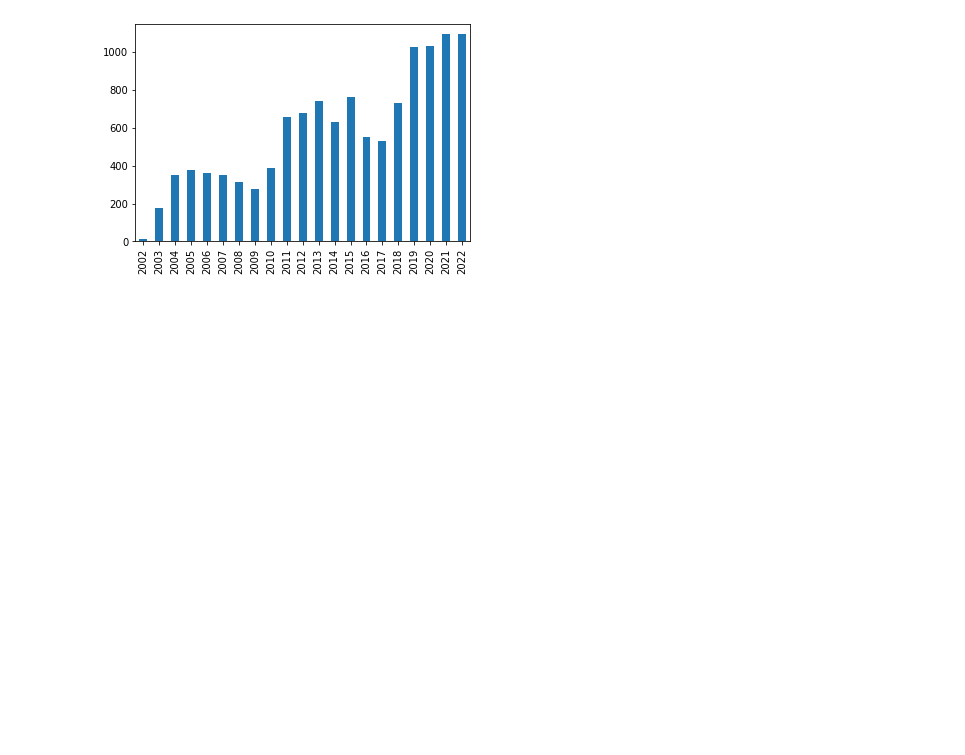
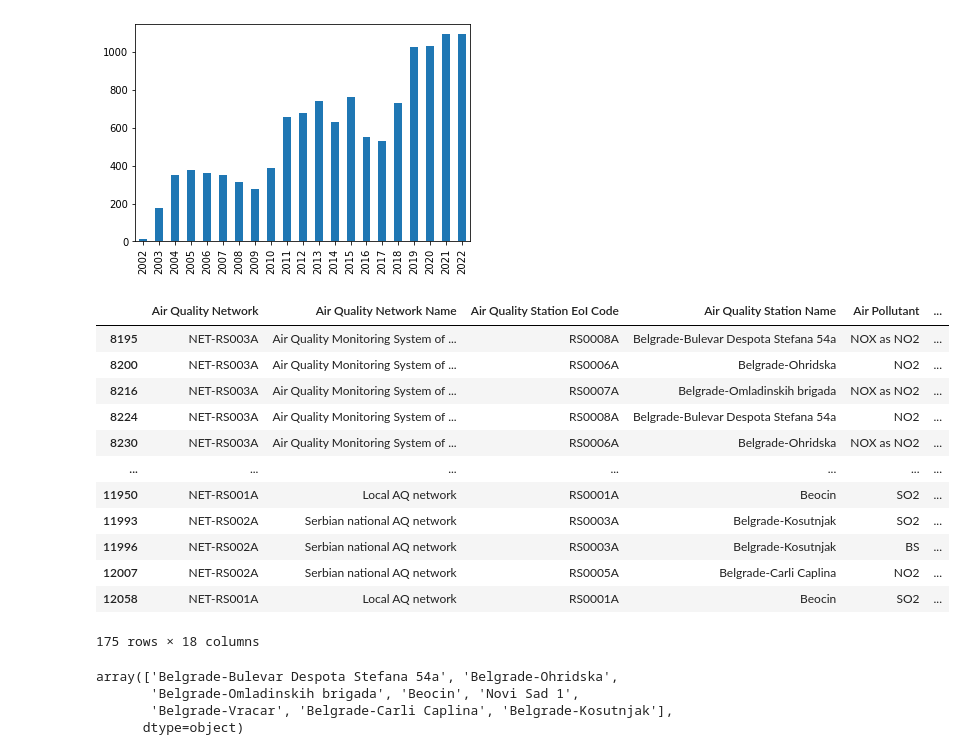
Before and after one commit to makilezx/analysis-of-air-pollution-in-Serbian-cities, a Jupyter notebook: data-analysis-1.ipynb, the cells around one changed output. Saved outputs shown, nothing was run; the diff lists cells and outputs as text; code cells hidden in the pictures; blank space fills up the shorter version.

```diff
--- a/data-analysis-1.ipynb
+++ b/data-analysis-1.ipynb
@@ -106,7 +107,7 @@ for col in df1:
  'http://fme.discomap.eea.europa.eu/fmedatastreaming/AirQualityDownload/AQData_Extract.fmw?CountryCode=RS&CityName=&Pollutant=9&Year_from=2013&Year_to=2013&Station=STA-RS0046A&Samplingpoint=&Source=E1 ...
  'http://fme.discomap.eea.europa.eu/fmedatastreaming/AirQualityDownload/AQData_Extract.fmw?CountryCode=RS&CityName=&Pollutant=5014&Year_from=2017&Year_to=2017&Station=STA-RS0041A&Samplingpoint=&Source ...
 # %%
-df2 = df1.drop(columns=['Country', 'Sampling Point Id', 'Data Aggregation Process Id', 'Data Aggregation Process', 'City', 'City Code', 'City Population', 'Link to raw data (only E1a/validated data from AQ e-Reporting)'])
+df2 = df_dataset.drop(columns=['Country', 'Sampling Point Id', 'Data Aggregation Process Id', 'Data Aggregation Process', 'City', 'City Code', 'City Population', 'Link to raw data (only E1a/validated data from AQ e-Reporting)'])
 df2
 # %% [output]
 |  | Air Quality Network | Air Quality Network Name | Air Quality Station EoI Code | Air Quality Station Name | Air Pollutant | ... |
@@ -229,3 +224,29 @@ df2.Year.value_counts().plot(kind='bar')
 # %% [output]
 <AxesSubplot:>
 [figure]
+# %%
+df_2003 = pd.DataFrame(year_2003)
+df_2003
+# %% [output]
+|  | Air Quality Network | Air Quality Network Name | Air Quality Station EoI Code | Air Quality Station Name | Air Pollutant | ... |
+| 8195 | NET-RS003A | Air Quality Monitoring System of ... | RS0008A | Belgrade-Bulevar Despota Stefana 54a | NOX as NO2 | ... |
+| 8200 | NET-RS003A | Air Quality Monitoring System of ... | RS0006A | Belgrade-Ohridska | NO2 | ... |
+| 8216 | NET-RS003A | Air Quality Monitoring System of ... | RS0007A | Belgrade-Omladinskih brigada | NOX as NO2 | ... |
+| 8224 | NET-RS003A | Air Quality Monitoring System of ... | RS0008A | Belgrade-Bulevar Despota Stefana 54a | NO2 | ... |
+| 8230 | NET-RS003A | Air Quality Monitoring System of ... | RS0006A | Belgrade-Ohridska | NOX as NO2 | ... |
+| ... | ... | ... | ... | ... | ... | ... |
+| 11950 | NET-RS001A | Local AQ network | RS0001A | Beocin | SO2 | ... |
+| 11993 | NET-RS002A | Serbian national AQ network | RS0003A | Belgrade-Kosutnjak | SO2 | ... |
+| 11996 | NET-RS002A | Serbian national AQ network | RS0003A | Belgrade-Kosutnjak | BS | ... |
+| 12007 | NET-RS002A | Serbian national AQ network | RS0005A | Belgrade-Carli Caplina | NO2 | ... |
+| 12058 | NET-RS001A | Local AQ network | RS0001A | Beocin | SO2 | ... |
+175 rows × 18 columns
+# %%
+locations_2003 =df_2003.filter(['Air Quality Station Name'])
+unique_locations_2003 = df_2003['Air Quality Station Name'].unique()
+unique_locations_2003
+# %% [output]
+array(['Belgrade-Bulevar Despota Stefana 54a', 'Belgrade-Ohridska',
+       'Belgrade-Omladinskih brigada', 'Beocin', 'Novi Sad 1',
+       'Belgrade-Vracar', 'Belgrade-Carli Caplina', 'Belgrade-Kosutnjak'],
+      dtype=object)
```
Also changed, not shown: parts of 6 cells of this notebook.
